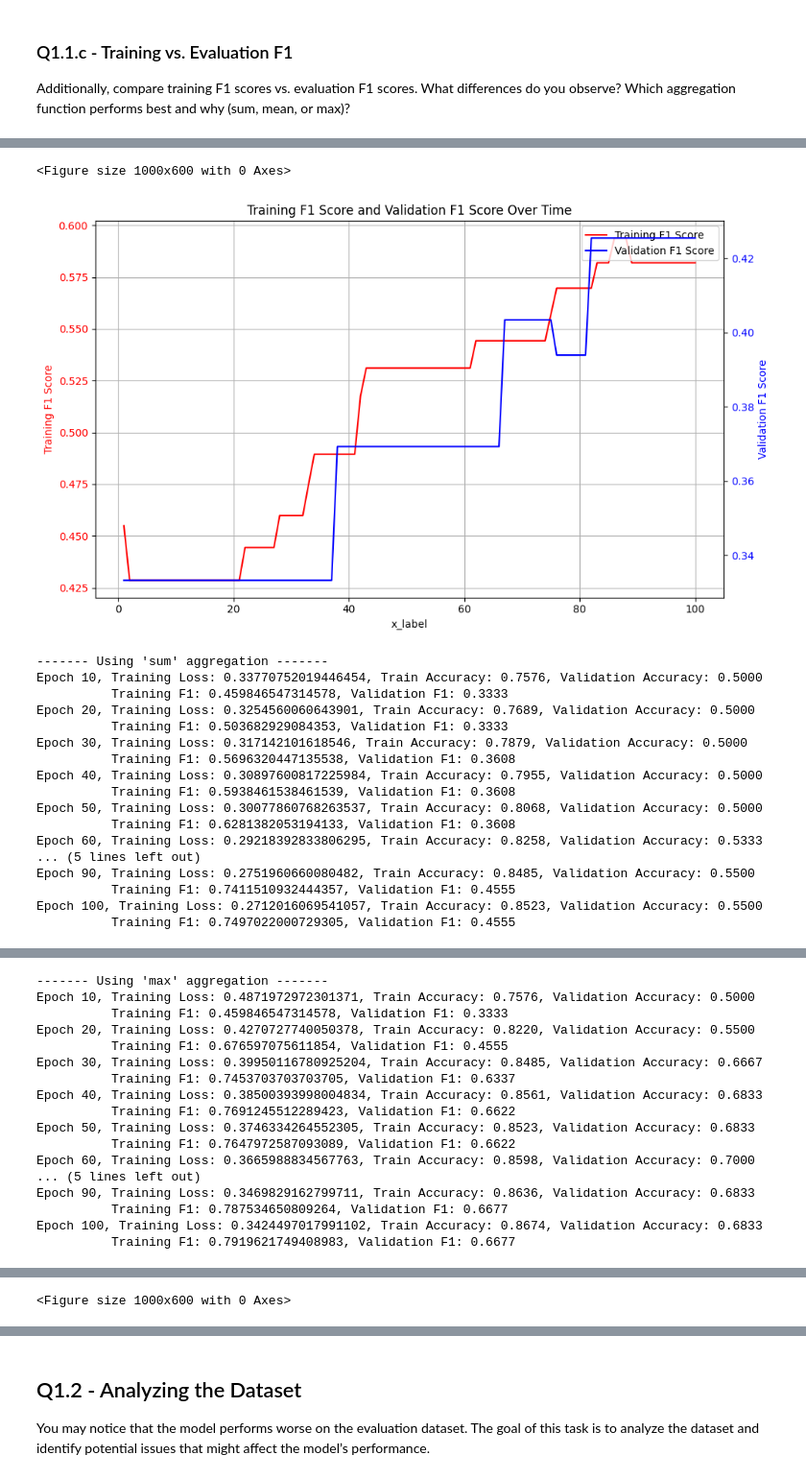
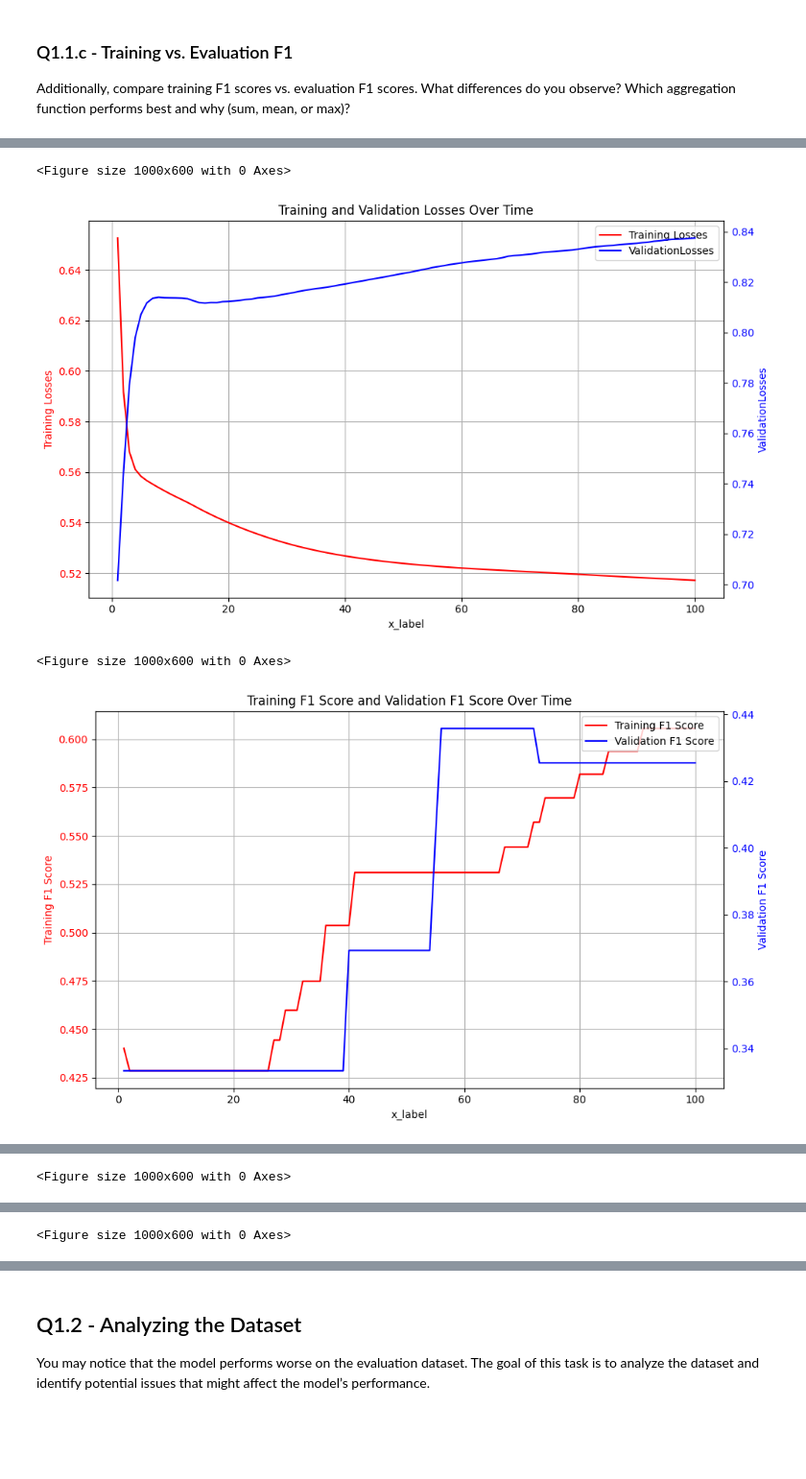
Before and after one commit to belfioreasia/Deep-Graph-Based-Learning, a Jupyter notebook: Coursework/q1_graph_classification.ipynb, the cells around one changed output, grey strips where cells are left out. Shown: that part at 96% size. Saved outputs shown, nothing was run; the diff lists cells and outputs as text; code cells hidden in the pictures; blank space fills up the shorter version.

Commit message:
Plot losses for Q1.1.c

```diff
--- a/Coursework/q1_graph_classification.ipynb
+++ b/Coursework/q1_graph_classification.ipynb
@@ -213,7 +213,7 @@ class MyGraphNeuralNetwork(nn.Module):
     def global_aggregation(self, H_k, graph_aggregation_method='mean'):
         """
         Performs global aggregation of the graph nodes based on the specified method.
-        Parameters:
+        Args:
             - H_k (torch.Tensor): Output of the last GCN layer (shape: (num_nodes, 1))
             - graph_aggregation_method (str): Method to aggregate the graph nodes:
                                               - 'sum': returns the sum over all graph nodes
@@ -530,7 +544,26 @@ def run_epoch(model, dataset, optimizer, criterion, return_embeddings=False, tra
 
 def train_model(model, optimizer, criterion, train_dataset, validation_dataset, epochs, graph_aggregation_method, verbose, f1 = False):
     """Trains the model and records loss and validation accuracy
-    Should return: train_losses, train_accuracy, validation_accuracy
+    Args:
+        - model (nn.Module): The GCN model
+        - optimizer (torch.optim): The optimizer used for training
+        - criterion (torch.nn): The loss function
+        - train_dataset (list): The dataset used to train the model
+        - validation_dataset (list): The dataset used for validation
+        - epochs (int): The number of epochs to train the model
+        - graph_aggregation_method (str): Chosen method for global graph aggegation
+        - f1 (bool): Whether to calculate training and validation F1 scores or not
+    Returns:
+        - train_losses (list): The average model loss over the training dataset
+        - train_accuracies (list): The average accuracy over the training dataset
+        - eval_losses (list): The average model loss over the validation dataset
+                              NB: Only returned if 'f1' is True
+        - eval_accuracies (list): The average accuracy over the validation dataset
+        - train_F1 (list): The F1 scores over the training dataset
+                            NB: Only returned if 'f1' is True
+        - eval_F1 (list): The F1 scores over the validation dataset
+                            NB: Only returned if 'f1' is True
+
     """
     train_losses, train_accuracies, eval_losses, eval_accuracies = [], [], [], []
     train_F1, eval_F1 = [], []
@@ -665,6 +698,16 @@ observe? Which aggregation function performs best and why (sum, mean, or max)?
 # ####################################################
 # MODIFY THE CODE BELOW
 # ####################################################
+
+train_data = read_json_data(TRAIN_DATA_PATH, has_label=True) #returns a list of (X,A,y) - features, Adj Matrix, per Graph label
+eval_data = read_json_data(EVAL_DATA_PATH, has_label=True) #returns a list of (X,A,y) - features, Adj Matrix, per Graph label
+
+# Initialising the model
+input_dim = 10
+hidden_dim = 8
+
+aggregation_methods = ["mean", "sum", "max"]
+
 
 num_epochs = 100
 for i,aggregation in enumerate(aggregation_methods):
@@ -688,6 +731,7 @@ for i,aggregation in enumerate(aggregation_methods):
         f1=True
     )
 
+    plot_training_and_validation(training_losses, validation_losses, aggregation=aggregation, graph1_label="Training Losses", graph2_label="Validation Losses", x_label="Epoch", title="Training and Validation Losses Over Time")
     plot_training_and_validation(train_F1, eval_F1, aggregation=aggregation, graph1_label="Training F1 Score", graph2_label="Validation F1 Score", x_label="Epoch", title="Training F1 Score and Validation F1 Score Over Time")
 
 # ####################################################
@@ -714,19 +758,4 @@ Epoch 100, Training Loss: 0.5057236542501911, Train Accuracy: 0.7917, Validation
 <Figure size 1000x600 with 0 Axes>
-[figure, old version]
+[figure, new version]
-------- Using 'sum' aggregation -------
-Epoch 10, Training Loss: 0.33770752019446454, Train Accuracy: 0.7576, Validation Accuracy: 0.5000
-          Training F1: 0.459846547314578, Validation F1: 0.3333
-Epoch 20, Training Loss: 0.3254560060643901, Train Accuracy: 0.7689, Validation Accuracy: 0.5000
-          Training F1: 0.503682929084353, Validation F1: 0.3333
-Epoch 30, Training Loss: 0.317142101618546, Train Accuracy: 0.7879, Validation Accuracy: 0.5000
-          Training F1: 0.5696320447135538, Validation F1: 0.3608
-Epoch 40, Training Loss: 0.30897600817225984, Train Accuracy: 0.7955, Validation Accuracy: 0.5000
-          Training F1: 0.5938461538461539, Validation F1: 0.3608
-Epoch 50, Training Loss: 0.30077860768263537, Train Accuracy: 0.8068, Validation Accuracy: 0.5000
-          Training F1: 0.6281382053194133, Validation F1: 0.3608
-Epoch 60, Training Loss: 0.29218392833806295, Train Accuracy: 0.8258, Validation Accuracy: 0.5333
-... (5 lines left out)
-Epoch 90, Training Loss: 0.2751960660080482, Train Accuracy: 0.8485, Validation Accuracy: 0.5500
-          Training F1: 0.7411510932444357, Validation F1: 0.4555
-Epoch 100, Training Loss: 0.2712016069541057, Train Accuracy: 0.8523, Validation Accuracy: 0.5500
-          Training F1: 0.7497022000729305, Validation F1: 0.4555
+<Figure size 1000x600 with 0 Axes>
+[figure, new version]
@@ -735,17 +779 @@ Epoch 100, Training Loss: 0.2712016069541057, Train Accuracy: 0.8523, Validation
-------- Using 'max' aggregation -------
-Epoch 10, Training Loss: 0.4871972972301371, Train Accuracy: 0.7576, Validation Accuracy: 0.5000
-          Training F1: 0.459846547314578, Validation F1: 0.3333
-Epoch 20, Training Loss: 0.4270727740050378, Train Accuracy: 0.8220, Validation Accuracy: 0.5500
-          Training F1: 0.676597075611854, Validation F1: 0.4555
-Epoch 30, Training Loss: 0.39950116780925204, Train Accuracy: 0.8485, Validation Accuracy: 0.6667
-          Training F1: 0.7453703703703705, Validation F1: 0.6337
-Epoch 40, Training Loss: 0.38500393998004834, Train Accuracy: 0.8561, Validation Accuracy: 0.6833
-          Training F1: 0.7691245512289423, Validation F1: 0.6622
-Epoch 50, Training Loss: 0.3746334264552305, Train Accuracy: 0.8523, Validation Accuracy: 0.6833
-          Training F1: 0.7647972587093089, Validation F1: 0.6622
-Epoch 60, Training Loss: 0.3665988834567763, Train Accuracy: 0.8598, Validation Accuracy: 0.7000
-... (5 lines left out)
-Epoch 90, Training Loss: 0.3469829162799711, Train Accuracy: 0.8636, Validation Accuracy: 0.6833
-          Training F1: 0.787534650809264, Validation F1: 0.6677
-Epoch 100, Training Loss: 0.3424497017991102, Train Accuracy: 0.8674, Validation Accuracy: 0.6833
-          Training F1: 0.7919621749408983, Validation F1: 0.6677
+<Figure size 1000x600 with 0 Axes>
```
Also changed, not shown: parts of 3 cells of this notebook.
